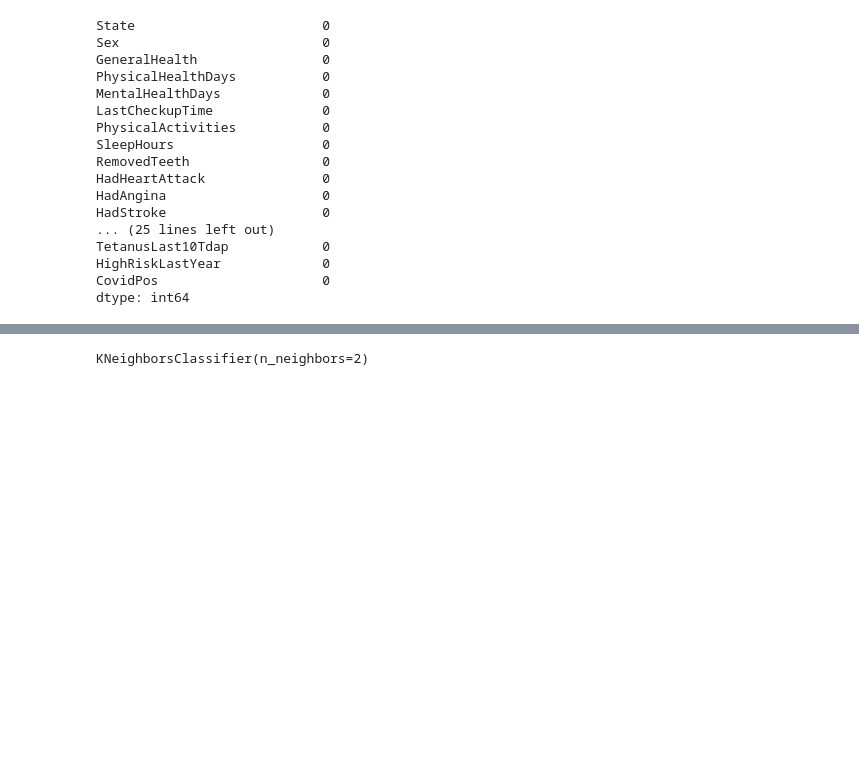
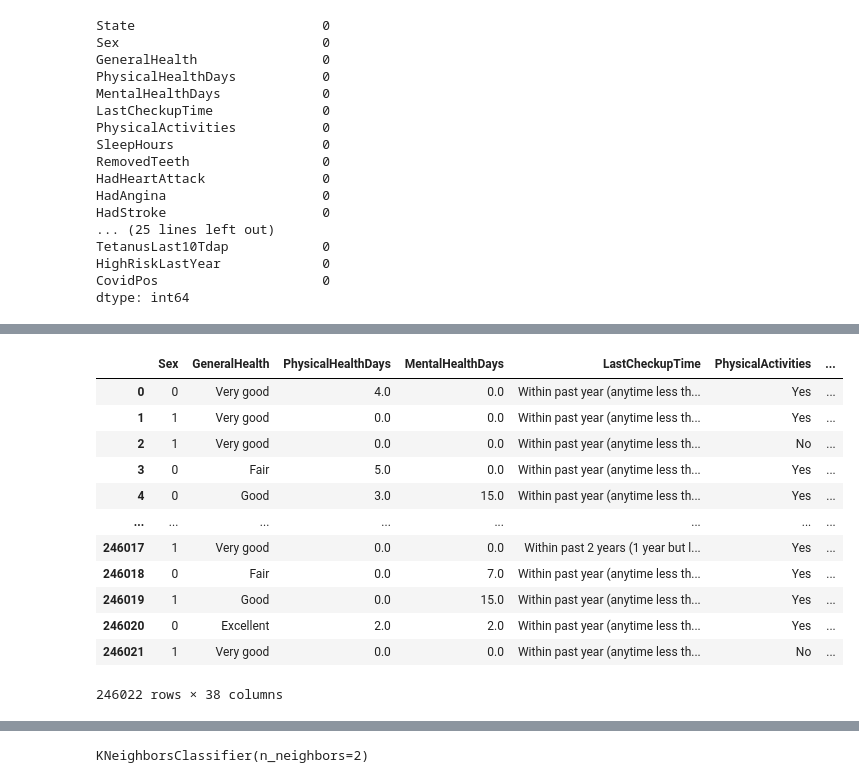
Before and after one commit to 1972011/HeartDisease, a Jupyter notebook: EDA_Dataset(HeartDisease)_With_Outliers.ipynb, the cells around one changed output, grey strips where cells are left out. Cells and saved outputs as stored; diff of their text form; code cells hidden in the pictures; blank space fills up the shorter version.

```diff
--- a/EDA_Dataset(HeartDisease)_With_Outliers.ipynb
+++ b/EDA_Dataset(HeartDisease)_With_Outliers.ipynb
@@ -278,3 +296,19 @@ df = df.drop(columns=['State','Sex'])
+# %%
+df
+# %% [output]
+|  | Sex | GeneralHealth | PhysicalHealthDays | MentalHealthDays | LastCheckupTime | PhysicalActivities | ... |
+| 0 | 0 | Very good | 4.0 | 0.0 | Within past year (anytime less th... | Yes | ... |
+| 1 | 1 | Very good | 0.0 | 0.0 | Within past year (anytime less th... | Yes | ... |
+| 2 | 1 | Very good | 0.0 | 0.0 | Within past year (anytime less th... | No | ... |
+| 3 | 0 | Fair | 5.0 | 0.0 | Within past year (anytime less th... | Yes | ... |
+| 4 | 0 | Good | 3.0 | 15.0 | Within past year (anytime less th... | Yes | ... |
+| ... | ... | ... | ... | ... | ... | ... | ... |
+| 246017 | 1 | Very good | 0.0 | 0.0 | Within past 2 years (1 year but l... | Yes | ... |
+| 246018 | 0 | Fair | 0.0 | 7.0 | Within past year (anytime less th... | Yes | ... |
+| 246019 | 1 | Good | 0.0 | 15.0 | Within past year (anytime less th... | Yes | ... |
+| 246020 | 0 | Excellent | 2.0 | 2.0 | Within past year (anytime less th... | Yes | ... |
+| 246021 | 1 | Very good | 0.0 | 0.0 | Within past year (anytime less th... | No | ... |
+246022 rows × 38 columns
 # %%
 binary = {'Yes' : 1, 'No' : 0}
 
```
Also changed, not shown: parts of 14 cells of this notebook, 1 other file.
